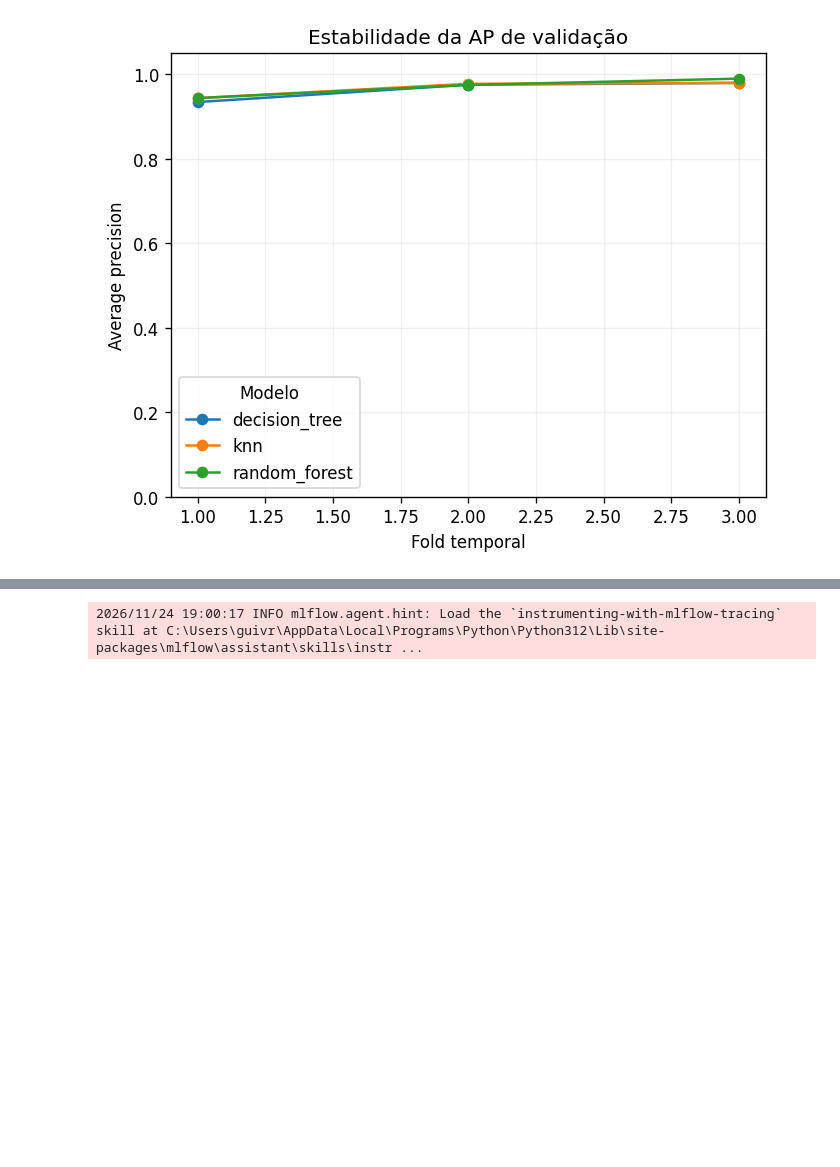
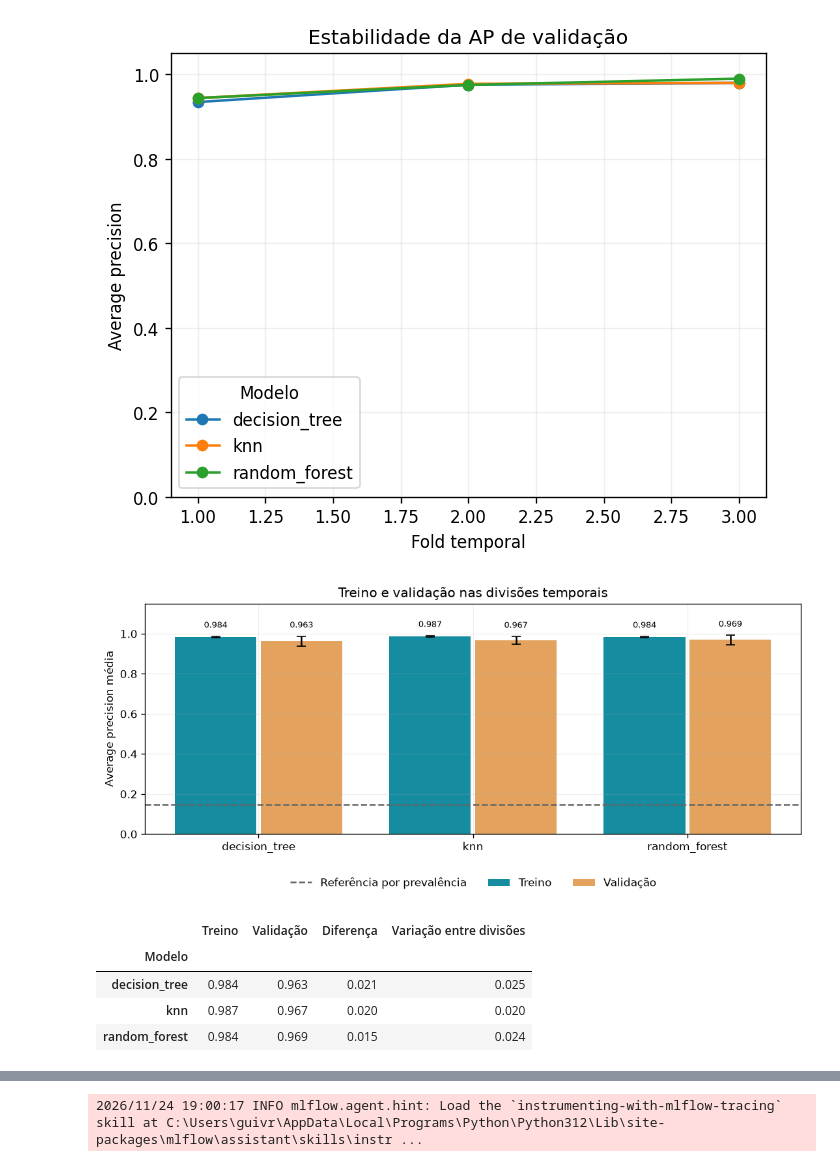
Before and after one commit to GuilhermeRangel1/aquaflow, a Jupyter notebook: ml/notebooks/01_ciclo_completo_de_ml_aquaflow.ipynb, the cells around one changed output, grey strips where cells are left out. Saved outputs shown, nothing was run; the diff lists cells and outputs as text; code cells hidden in the pictures; blank space fills up the shorter version.

```diff
--- a/ml/notebooks/01_ciclo_completo_de_ml_aquaflow.ipynb
+++ b/ml/notebooks/01_ciclo_completo_de_ml_aquaflow.ipynb
@@ -314,3 +408,27 @@ plt.show()
 | 7 | random_forest | 2 | 0.987500 | 0.974803 |
 | 8 | random_forest | 3 | 0.984188 | 0.989691 |
 [figure]
+# %%
+fit = folds.groupby("Modelo")[["train_average_precision", "validation_average_precision"]].agg(["mean", "std"])
+fig, ax = plt.subplots(figsize=(9, 4), layout="constrained")
+x = np.arange(len(fit))
+for offset, column, label, color in ((-0.2, "train_average_precision", "Treino", "#168ca1"), (0.2, "validation_average_precision", "Validação", "#e3a35f")):
+    bars = ax.bar(x + offset, fit[(column, "mean")], 0.38, yerr=fit[(column, "std")], capsize=4, label=label, color=color)
+    ax.bar_label(bars, fmt="%.3f", padding=6, fontsize=8)
+ax.axhline(metrics["candidates"]["dummy_prior"]["validation"]["average_precision"], color="#666", linestyle="--", label="Referência por prevalência")
+ax.set(title="Treino e validação nas divisões temporais", ylabel="Average precision média", ylim=(0, 1.15))
+ax.set_xticks(x, fit.index); ax.legend(frameon=False, ncols=3, loc="lower center", bbox_to_anchor=(0.5, -0.28))
+fig.savefig(FIGURES_DIR / "12-treino-validacao.png", bbox_inches="tight"); plt.show()
+pd.DataFrame({
+    "Treino": fit[("train_average_precision", "mean")],
+    "Validação": fit[("validation_average_precision", "mean")],
+    "Diferença": fit[("train_average_precision", "mean")] - fit[("validation_average_precision", "mean")],
+    "Variação entre divisões": fit[("validation_average_precision", "std")],
+}).round(3)
+# %% [output]
+[figure, added]
+|  | Treino | Validação | Diferença | Variação entre divisões |
+| Modelo |  |  |  |  |
+| decision_tree | 0.984 | 0.963 | 0.021 | 0.025 |
+| knn | 0.987 | 0.967 | 0.020 | 0.020 |
+| random_forest | 0.984 | 0.969 | 0.015 | 0.024 |
```
Also changed, not shown: parts of 10 cells of this notebook, 1 other file.
